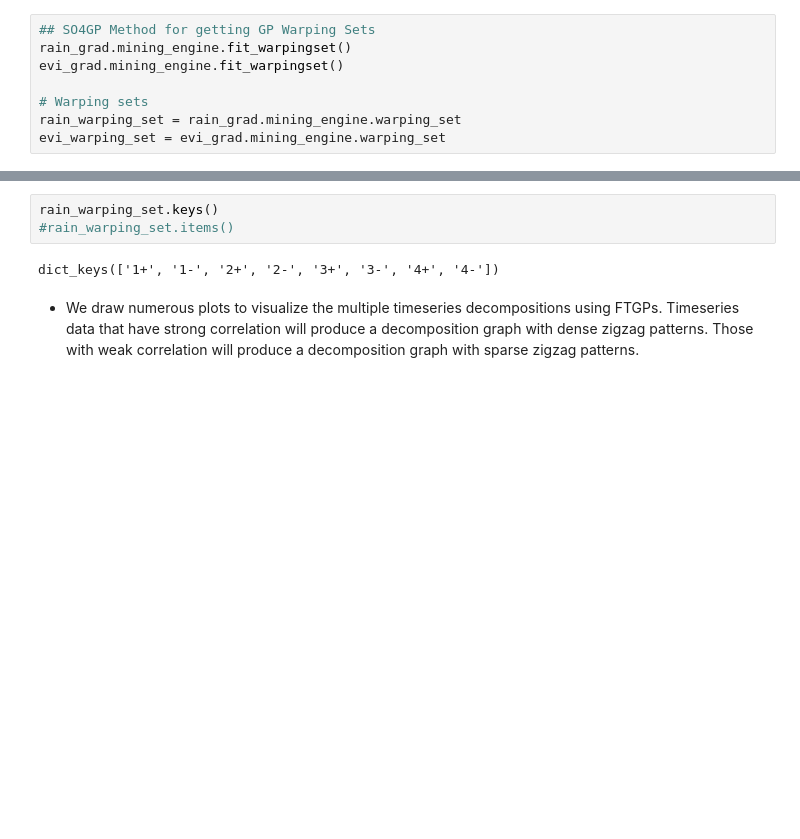
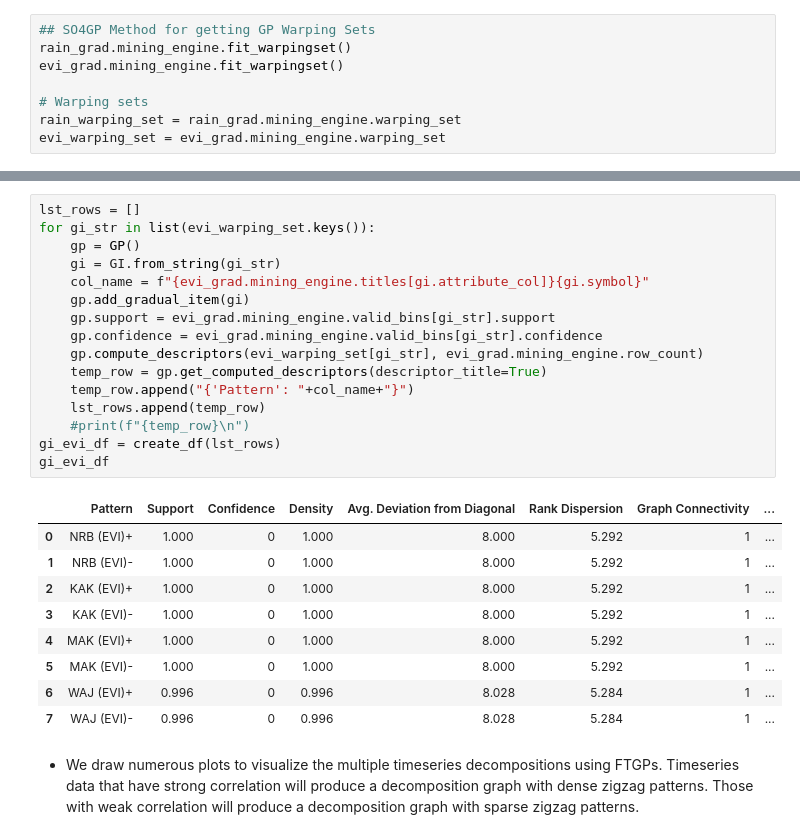
Before and after one commit to owuordickson/t-graank, a Jupyter notebook: analysis/ftgp_composition.ipynb, the cells around one changed output, grey strips where cells are left out. Saved outputs shown, nothing was run; the diff lists cells and outputs as text; blank space fills up the shorter version.

```diff
--- a/analysis/ftgp_composition.ipynb
+++ b/analysis/ftgp_composition.ipynb
@@ -125,8 +182,29 @@ evi_warping_set = evi_grad.mining_engine.warping_set
 # %%
-rain_warping_set.keys()
-#rain_warping_set.items()
+lst_rows = []
+for gi_str in list(evi_warping_set.keys()):
+    gp = GP()
+    gi = GI.from_string(gi_str)
+    col_name = f"{evi_grad.mining_engine.titles[gi.attribute_col]}{gi.symbol}"
+    gp.add_gradual_item(gi)
+    gp.support = evi_grad.mining_engine.valid_bins[gi_str].support
+    gp.confidence = evi_grad.mining_engine.valid_bins[gi_str].confidence
+    gp.compute_descriptors(evi_warping_set[gi_str], evi_grad.mining_engine.row_count)
+    temp_row = gp.get_computed_descriptors(descriptor_title=True)
+    temp_row.append("{'Pattern': "+col_name+"}")
+    lst_rows.append(temp_row)
+    #print(f"{temp_row}\n")
+gi_evi_df = create_df(lst_rows)
+gi_evi_df
 # %% [output]
-dict_keys(['1+', '1-', '2+', '2-', '3+', '3-', '4+', '4-'])
+|  | Pattern | Support | Confidence | Density | Avg. Deviation from Diagonal | Rank Dispersion | Graph Connectivity | ... |
+| 0 | NRB (EVI)+ | 1.000 | 0 | 1.000 | 8.000 | 5.292 | 1 | ... |
+| 1 | NRB (EVI)- | 1.000 | 0 | 1.000 | 8.000 | 5.292 | 1 | ... |
+| 2 | KAK (EVI)+ | 1.000 | 0 | 1.000 | 8.000 | 5.292 | 1 | ... |
+| 3 | KAK (EVI)- | 1.000 | 0 | 1.000 | 8.000 | 5.292 | 1 | ... |
+| 4 | MAK (EVI)+ | 1.000 | 0 | 1.000 | 8.000 | 5.292 | 1 | ... |
+| 5 | MAK (EVI)- | 1.000 | 0 | 1.000 | 8.000 | 5.292 | 1 | ... |
+| 6 | WAJ (EVI)+ | 0.996 | 0 | 0.996 | 8.028 | 5.284 | 1 | ... |
+| 7 | WAJ (EVI)- | 0.996 | 0 | 0.996 | 8.028 | 5.284 | 1 | ... |
 # %% [markdown]
 * We draw numerous plots to visualize the multiple timeseries decompositions using FTGPs. Timeseries data that have strong correlation will produce a decomposition graph with dense zigzag patterns. Those with weak correlation will produce a decomposition graph with sparse zigzag patterns.
 # %%
```
Also changed, not shown: parts of 3 cells of this notebook.
